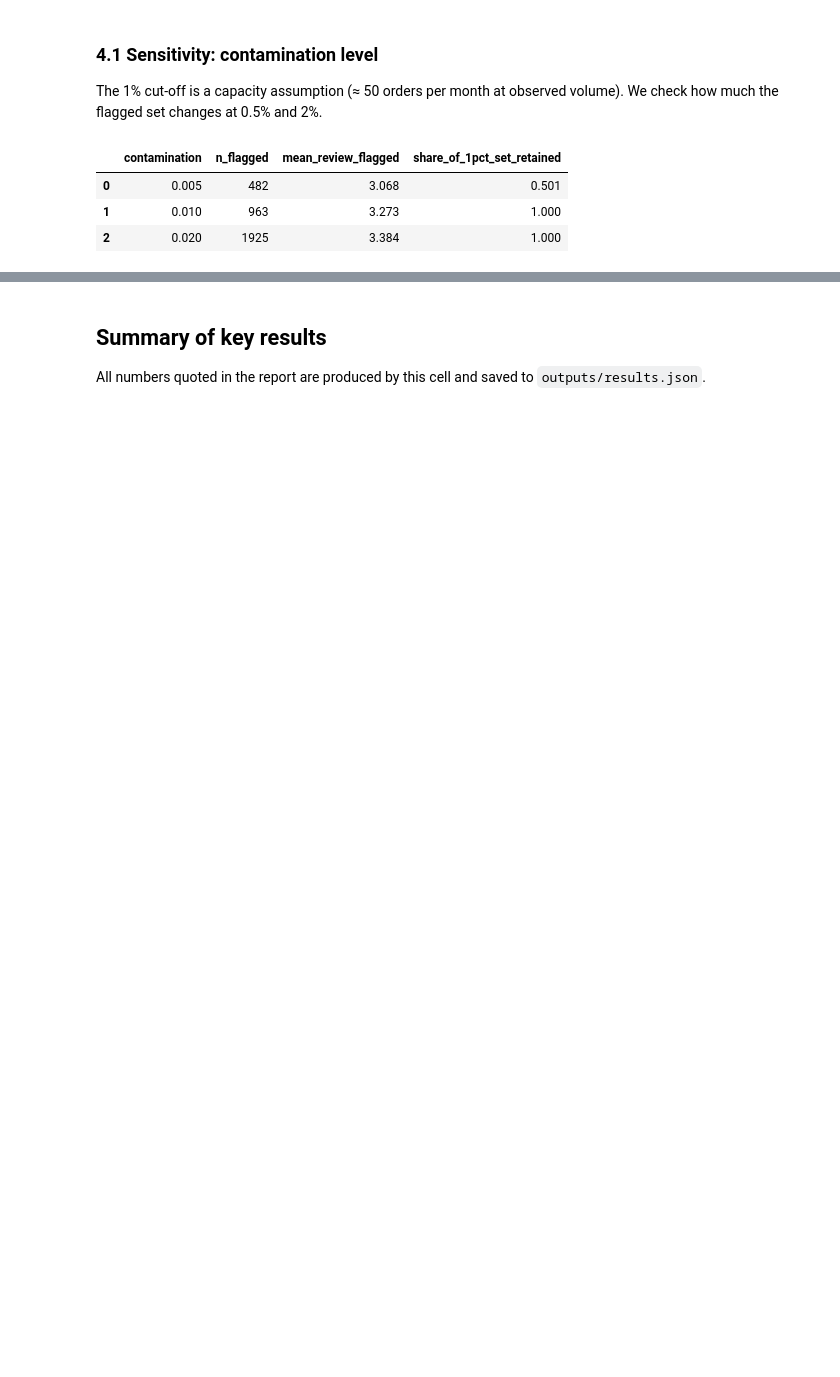
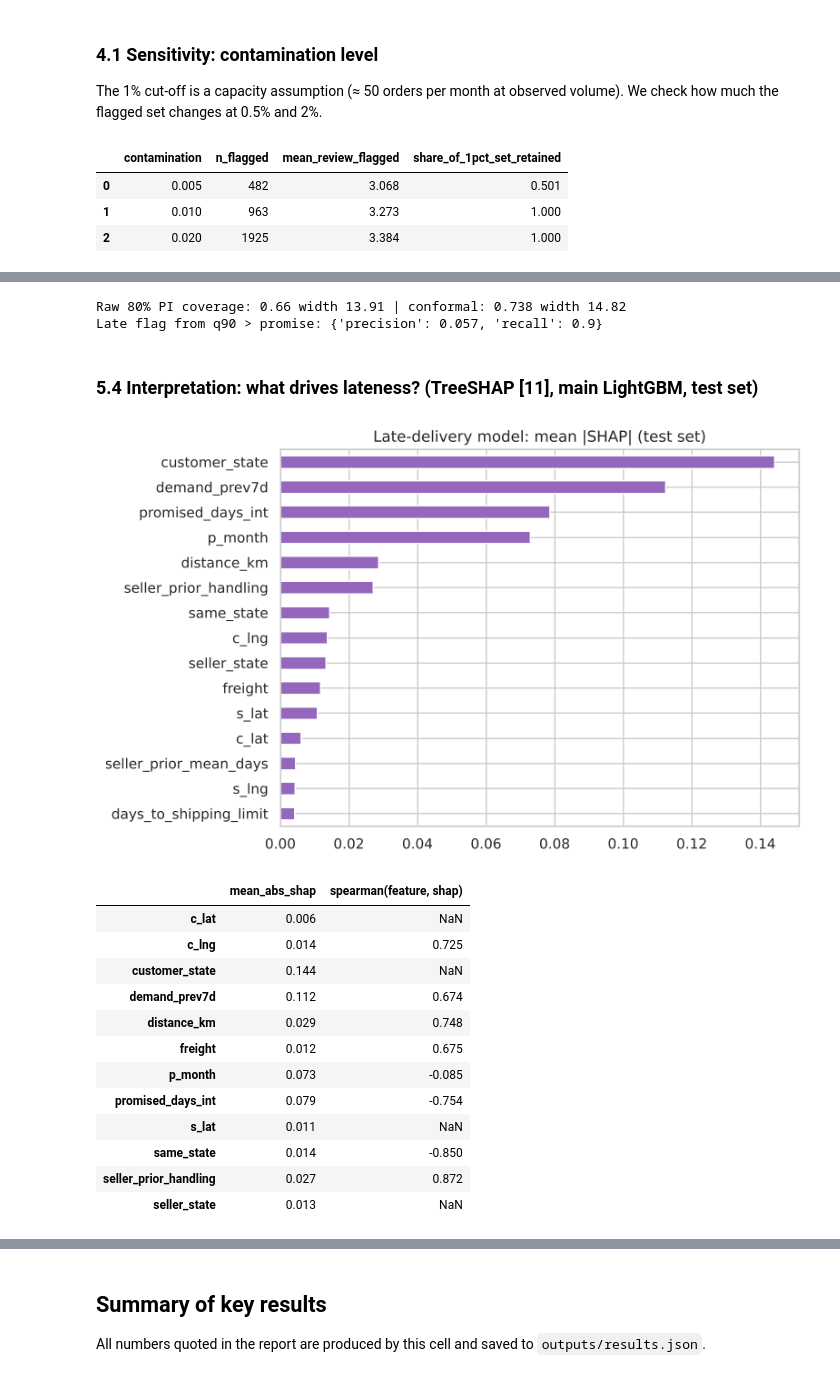
Before and after one commit to muganga-charles/dsc8307-advent-2026-examination, a Jupyter notebook: olist_analysis.ipynb, the cells around one changed output, grey strips where cells are left out. Drawn from its saved outputs; the diff is of its cells as text; code cells hidden in the pictures; blank space fills up the shorter version.

```diff
--- a/olist_analysis.ipynb
+++ b/olist_analysis.ipynb
@@ -723,7 +736,8 @@ profile = S.groupby("segment").agg(
     median_categories=("category_breadth", "median"), avg_review=("avg_review", "mean"),
     late_rate=("late_rate", "mean"), median_handling_days=("median_handling_days", "median"),
     after_limit_rate=("after_limit_rate", "mean"), freight_ratio=("freight_ratio", "mean"),
-    cancel_rate=("cancel_rate", "mean"), repeat_share=("repeat_customer_share", "mean"))
+    cancel_rate=("cancel_rate", "mean"), repeat_share=("repeat_customer_share", "mean"),
+    expected_late_rate=("expected_late_rate", "mean"), excess_late_rate=("excess_late_rate", "mean"))
 profile
 # %% [output]
 {'ARI_kmeans_vs_gmm': 0.09088291130768116, 'ARI_kmeans_vs_ward': 0.4260870527472737, 'silhouette_k4': 0.16213554835000005}
@@ -1435,0 +1289,52 @@ cap.round(3)
+# %%
+# 80% prediction intervals: quantile LightGBM (q10, q90) fitted on train, conformalised (CQR, Romano et al. [12]) on the
+# validation months. (CQR was added after the raw intervals under-covered on the test block; it is fitted on validation only.)
+qs_va, qs = {}, {}
+for a in [0.1, 0.9]:
+    qm = lgb.LGBMRegressor(objective="quantile", alpha=a, **{**lgb_params, "n_estimators": BEST_IT_REG})
+    qm.fit(Xall[tr], y_days[tr]); qs[a] = qm.predict(Xall[te]); qs_va[a] = qm.predict(Xall[va])
+cover = np.mean((y_days[te] >= qs[0.1]) & (y_days[te] <= qs[0.9])); width = np.median(qs[0.9] - qs[0.1])
+E = np.maximum(qs_va[0.1] - y_days[va], y_days[va] - qs_va[0.9])
+Qhat = np.quantile(E, min(1, 0.8 * (1 + 1 / len(E))))
+lo, hi = qs[0.1] - Qhat, qs[0.9] + Qhat
+cover_c = np.mean((y_days[te] >= lo) & (y_days[te] <= hi)); width_c = np.median(hi - lo)
+RESULTS["pi80_coverage_test"] = round(cover, 3); RESULTS["pi80_median_width"] = round(width, 2)
+RESULTS["pi80_conformal_coverage_test"] = round(cover_c, 3); RESULTS["pi80_conformal_median_width"] = round(width_c, 2)
+RESULTS["pi80_conformal_adjust_days"] = round(float(Qhat), 2)
+p_from_q = (qs[0.9] > M.promised_days.values[te]).astype(int)
+RESULTS["late_from_q90_rule"] = {"precision": round(precision_score(y_late[te], p_from_q, zero_division=0), 3),
+                                 "recall": round(recall_score(y_late[te], p_from_q), 3)}
+print("Raw 80% PI coverage:", round(cover, 3), "width", round(width, 2), "| conformal:", round(cover_c, 3), "width", round(width_c, 2))
+print("Late flag from q90 > promise:", RESULTS["late_from_q90_rule"])
+# %% [output]
+Raw 80% PI coverage: 0.66 width 13.91 | conformal: 0.738 width 14.82
+Late flag from q90 > promise: {'precision': 0.057, 'recall': 0.9}
+# %% [markdown]
+### 5.4 Interpretation: what drives lateness? (TreeSHAP [11], main LightGBM, test set)
+# %%
+contrib = clf.booster_.predict(Xall[te], pred_contrib=True)
+shap_df = pd.DataFrame(contrib[:, :-1], columns=FEATS_MAIN)
+imp = shap_df.abs().mean().sort_values(ascending=False)
+RESULTS["late_shap_top"] = imp.head(10).round(4).to_dict()
+direction = {c: stats.spearmanr(Xall[te][c].astype(float), shap_df[c], nan_policy="omit").correlation
+             for c in imp.head(10).index if c not in cat_feats}
+RESULTS["late_shap_direction"] = {k: round(v, 2) for k, v in direction.items()}
+fig, ax = plt.subplots(figsize=(8, 5))
+imp.head(15)[::-1].plot.barh(ax=ax, color="tab:purple"); ax.set_title("Late-delivery model: mean |SHAP| (test set)")
+savefig("fig8_shap_importance")
+pd.DataFrame({"mean_abs_shap": imp.head(12), "spearman(feature, shap)": pd.Series(direction)}).round(3)
+# %% [output]
+[figure, added]
+|  | mean_abs_shap | spearman(feature, shap) |
+| c_lat | 0.006 | NaN |
+| c_lng | 0.014 | 0.725 |
+| customer_state | 0.144 | NaN |
+| demand_prev7d | 0.112 | 0.674 |
+| distance_km | 0.029 | 0.748 |
+| freight | 0.012 | 0.675 |
+| p_month | 0.073 | -0.085 |
+| promised_days_int | 0.079 | -0.754 |
+| s_lat | 0.011 | NaN |
+| same_state | 0.014 | -0.850 |
+| seller_prior_handling | 0.027 | 0.872 |
+| seller_state | 0.013 | NaN |
```
Also changed, not shown: parts of 41 cells of this notebook, 12 other files.
